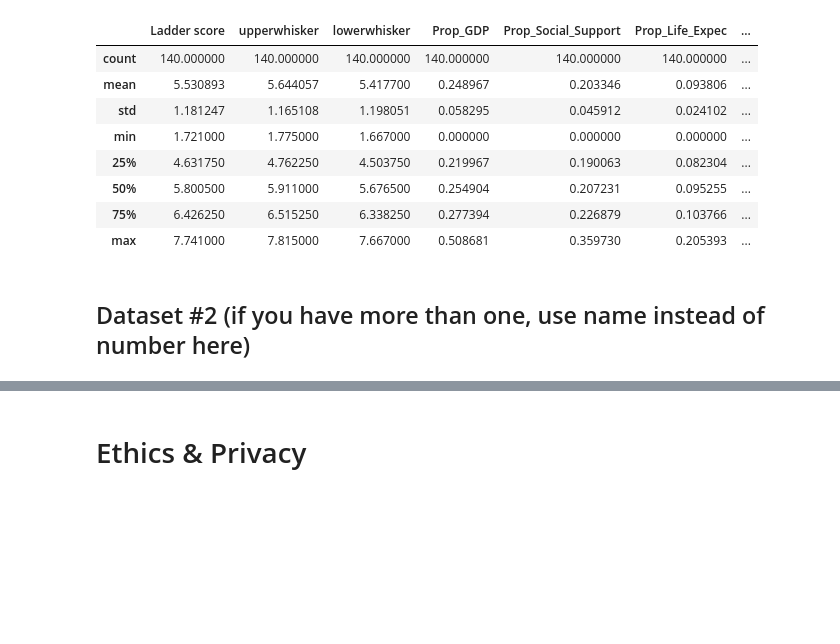
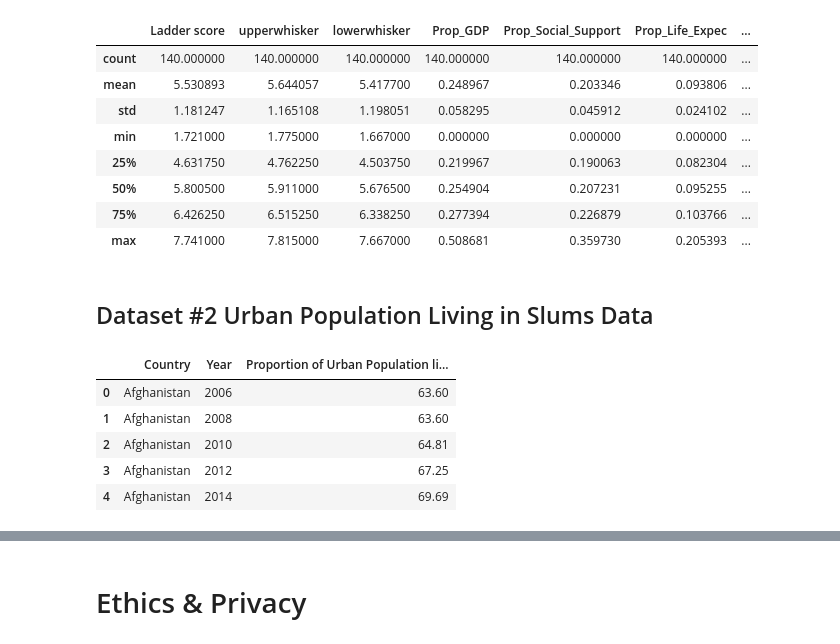
Before and after one commit to abbymcleod/Country-Happiness-Index, a Jupyter notebook: DataCheckpoint_Group010-FA24.ipynb, the cells around one changed output, grey strips where cells are left out. Saved outputs shown, nothing was run; the diff lists cells and outputs as text; code cells hidden in the pictures; blank space fills up the shorter version.

Commit message:
data cleaning

```diff
--- a/DataCheckpoint_Group010-FA24.ipynb
+++ b/DataCheckpoint_Group010-FA24.ipynb
@@ -176,5 +176,3 @@ happiness_df.describe()
 | 50% | 5.800500 | 5.911000 | 5.676500 | 0.254904 | 0.207231 | 0.095255 | ... |
 | 75% | 6.426250 | 6.515250 | 6.338250 | 0.277394 | 0.226879 | 0.103766 | ... |
 | max | 7.741000 | 7.815000 | 7.667000 | 0.508681 | 0.359730 | 0.205393 | ... |
-# %% [markdown]
-## Dataset #2 (if you have more than one, use name instead of number here)
@@ -183,0 +179,22 @@ happiness_df.describe()
+# %% [markdown]
+## Dataset #2 Urban Population Living in Slums Data
+# %%
+## YOUR CODE TO LOAD/CLEAN/TIDY/WRANGLE THE DATA GOES HERE
+## FEEL FREE TO ADD MULTIPLE CELLS PER SECTION
+slums = pd.read_csv('share-of-urban-population-living-in-slums.csv')
+slums = slums.drop(columns = ["Code"])
+slums = slums.rename(columns = {"Entity":"Country", "11.1.1 - Proportion of urban population living in slums (%) - EN_LND_SLUM":"Proportion of Urban Population living in Slums"})
+slums = slums[ (slums['Country'] != 'Channel Islands') & \
+   (slums['Country'] != 'Central and Southern Asian(UN)') & (slums['Country'] != 'Eastern and South-Eastern Asia (UN)') & \
+   (slums['Country'] != 'Europe and Northern American (UN)') & (slums['Country'] != 'Latin America and the Caribbean (UN)') & \
+   (slums['Country'] != 'Least Developed Countries (LDCs)') & (slums['Country'] != 'Small Island Developing States (SIDS)') & \
+   (slums['Country'] != 'Sub-Saharan Africa (UN)') & (slums['Country'] != 'World') ]
+slums = slums.dropna()
+slums.head()
+# %% [output]
+|  | Country | Year | Proportion of Urban Population li... |
+| 0 | Afghanistan | 2006 | 63.60 |
+| 1 | Afghanistan | 2008 | 63.60 |
+| 2 | Afghanistan | 2010 | 64.81 |
+| 3 | Afghanistan | 2012 | 67.25 |
+| 4 | Afghanistan | 2014 | 69.69 |
```
Also changed, not shown: parts of 7 cells of this notebook.
